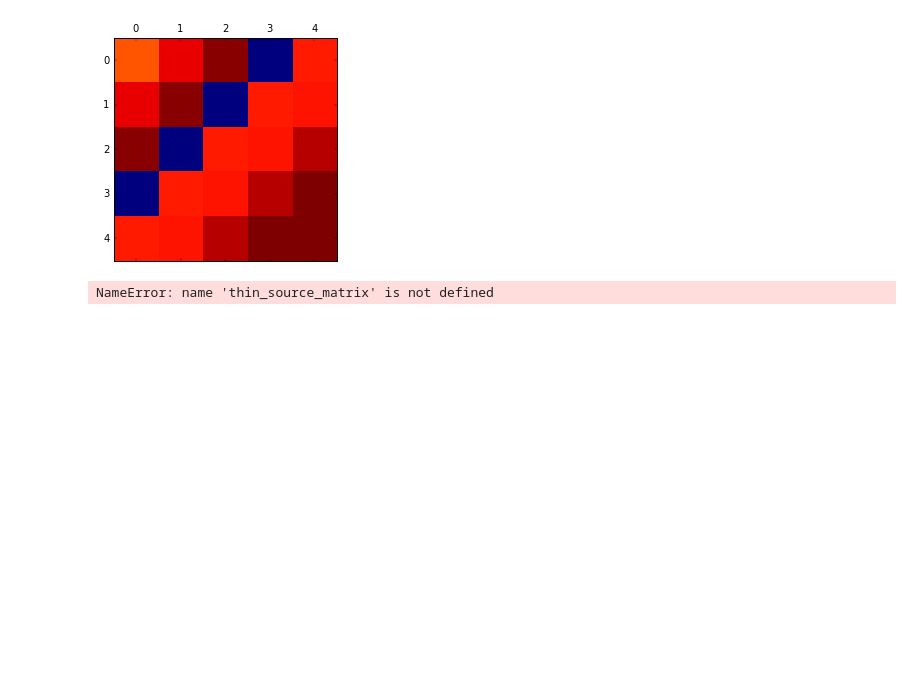
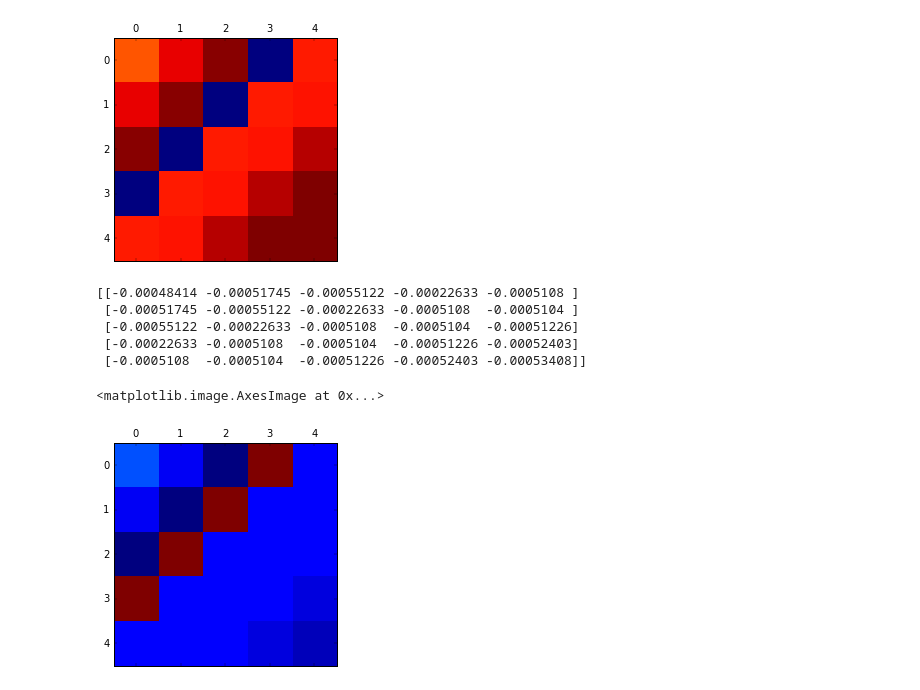
Before and after one commit to aprilnovak/nkq_analysis, a Jupyter notebook: notebooks/visualize-rtk-barrel-vessel.ipynb, the cells around one changed output. Drawn from its saved outputs; the diff is of its cells as text; code cells hidden in the pictures; blank space fills up the shorter version.

```diff
--- a/notebooks/visualize-rtk-barrel-vessel.ipynb
+++ b/notebooks/visualize-rtk-barrel-vessel.ipynb
@@ -57,7 +64,7 @@ NameError: name 'thick_source_matrix' is not defined
 with h5.File(path + "baffle-vessel/baffle-vessel-thin.src-extracted.shift.h5") as f:
     source = f['strength']
     size = int(np.sqrt(source.shape[0]))
-    source_matrix = np.empty((size, size))
+    thin_source_matrix = np.empty((size, size))
 
     for i in range(size):
         for j in range(size):
@@ -72,7 +79,15 @@ with h5.File(path + "baffle-vessel/baffle-vessel-thin.src-extracted.shift.h5") a
  [ 0.00770632  0.01816968  0.01828952  0.01902355  0.01959334]
  [ 0.01816968  0.01828952  0.01902355  0.01959334  0.01958926]]
 [figure]
-# %%
-diff = thin_source_matrix - thick_source_matrix
-# %% [output]
-NameError: name 'thin_source_matrix' is not defined
+# %%
+diff = thick_source_matrix - thin_source_matrix
+print(diff)
+plt.matshow(diff)
+# %% [output]
+[[-0.00048414 -0.00051745 -0.00055122 -0.00022633 -0.0005108 ]
+ [-0.00051745 -0.00055122 -0.00022633 -0.0005108  -0.0005104 ]
+ [-0.00055122 -0.00022633 -0.0005108  -0.0005104  -0.00051226]
+ [-0.00022633 -0.0005108  -0.0005104  -0.00051226 -0.00052403]
+ [-0.0005108  -0.0005104  -0.00051226 -0.00052403 -0.00053408]]
+<matplotlib.image.AxesImage at 0x...>
+[figure, added]
```
Also changed, not shown: parts of 2 cells of this notebook, 4 other files.
